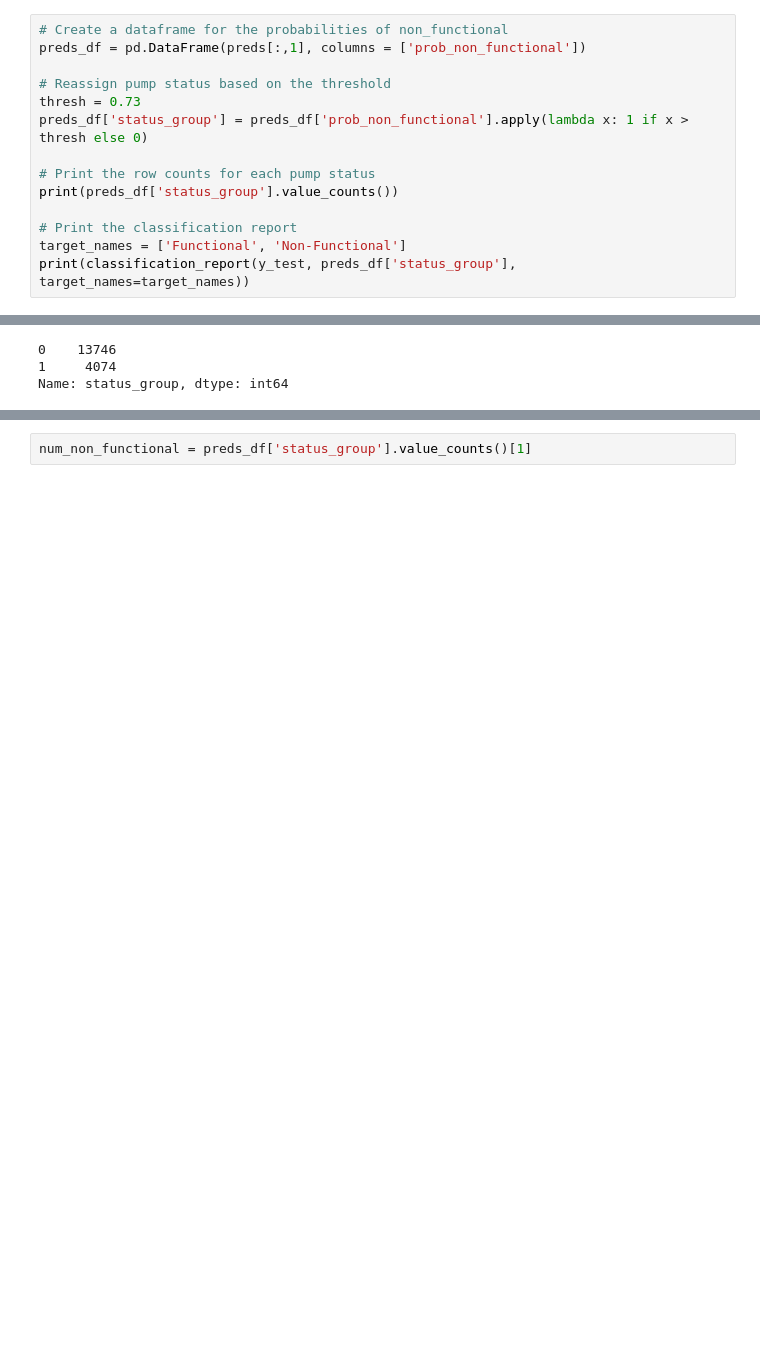
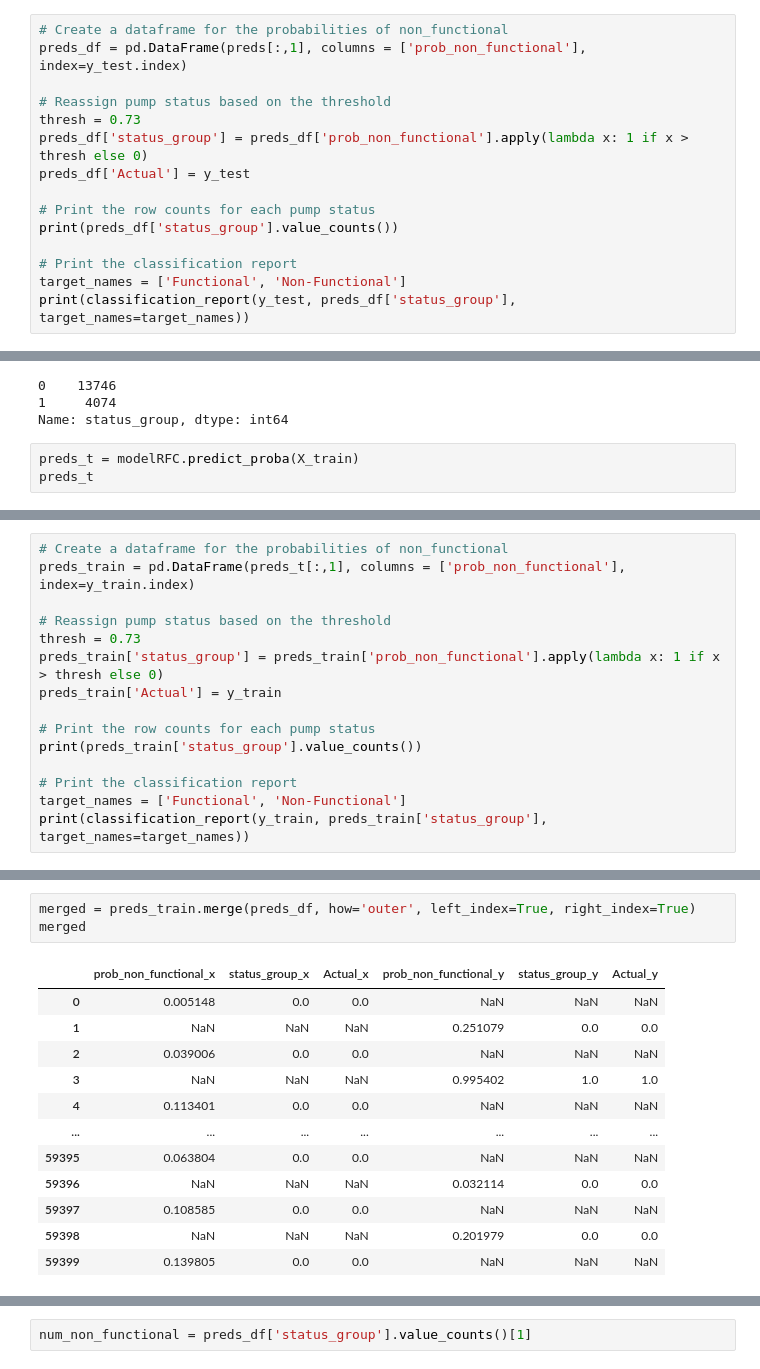
Before and after one commit to atalebizadeh/DS-Career-Track, a Jupyter notebook: Capstone Project 1/Water Pumps/Water Pumps - Modeling and Prediction.ipynb, the cells around one changed output, grey strips where cells are left out. Cells and saved outputs as stored; diff of their text form; blank space fills up the shorter version.

Commit message:
Worked on pump calculations with and withoud using the model

```diff
--- a/Capstone Project 1/Water Pumps/Water Pumps - Modeling and Prediction.ipynb
+++ b/Capstone Project 1/Water Pumps/Water Pumps - Modeling and Prediction.ipynb
@@ -645,11 +645,12 @@ For 0.79 we get 99.30%
 For 0.8 we get 99.35%
 # %%
 # Create a dataframe for the probabilities of non_functional
-preds_df = pd.DataFrame(preds[:,1], columns = ['prob_non_functional'])
+preds_df = pd.DataFrame(preds[:,1], columns = ['prob_non_functional'], index=y_test.index)
 
 # Reassign pump status based on the threshold
 thresh = 0.73
 preds_df['status_group'] = preds_df['prob_non_functional'].apply(lambda x: 1 if x > thresh else 0)
+preds_df['Actual'] = y_test
 
 # Print the row counts for each pump status
 print(preds_df['status_group'].value_counts())
@@ -781,3 +782,6 @@ preds_df['status_group'].value_counts()
 0    13746
 1     4074
 Name: status_group, dtype: int64
+# %%
+preds_t = modelRFC.predict_proba(X_train)
+preds_t
@@ -783,0 +796,15 @@ Name: status_group, dtype: int64
+# %%
+# Create a dataframe for the probabilities of non_functional
+preds_train = pd.DataFrame(preds_t[:,1], columns = ['prob_non_functional'], index=y_train.index)
+
+# Reassign pump status based on the threshold
+thresh = 0.73
+preds_train['status_group'] = preds_train['prob_non_functional'].apply(lambda x: 1 if x > thresh else 0)
+preds_train['Actual'] = y_train
+
+# Print the row counts for each pump status
+print(preds_train['status_group'].value_counts())
+
+# Print the classification report
+target_names = ['Functional', 'Non-Functional']
+print(classification_report(y_train, preds_train['status_group'], target_names=target_names))
@@ -783,0 +903,16 @@ Name: status_group, dtype: int64
+# %%
+merged = preds_train.merge(preds_df, how='outer', left_index=True, right_index=True)
+merged
+# %% [output]
+|  | prob_non_functional_x | status_group_x | Actual_x | prob_non_functional_y | status_group_y | Actual_y |
+| 0 | 0.005148 | 0.0 | 0.0 | NaN | NaN | NaN |
+| 1 | NaN | NaN | NaN | 0.251079 | 0.0 | 0.0 |
+| 2 | 0.039006 | 0.0 | 0.0 | NaN | NaN | NaN |
+| 3 | NaN | NaN | NaN | 0.995402 | 1.0 | 1.0 |
+| 4 | 0.113401 | 0.0 | 0.0 | NaN | NaN | NaN |
+| ... | ... | ... | ... | ... | ... | ... |
+| 59395 | 0.063804 | 0.0 | 0.0 | NaN | NaN | NaN |
+| 59396 | NaN | NaN | NaN | 0.032114 | 0.0 | 0.0 |
+| 59397 | 0.108585 | 0.0 | 0.0 | NaN | NaN | NaN |
+| 59398 | NaN | NaN | NaN | 0.201979 | 0.0 | 0.0 |
+| 59399 | 0.139805 | 0.0 | 0.0 | NaN | NaN | NaN |
```
Also changed, not shown: parts of 27 cells of this notebook.
